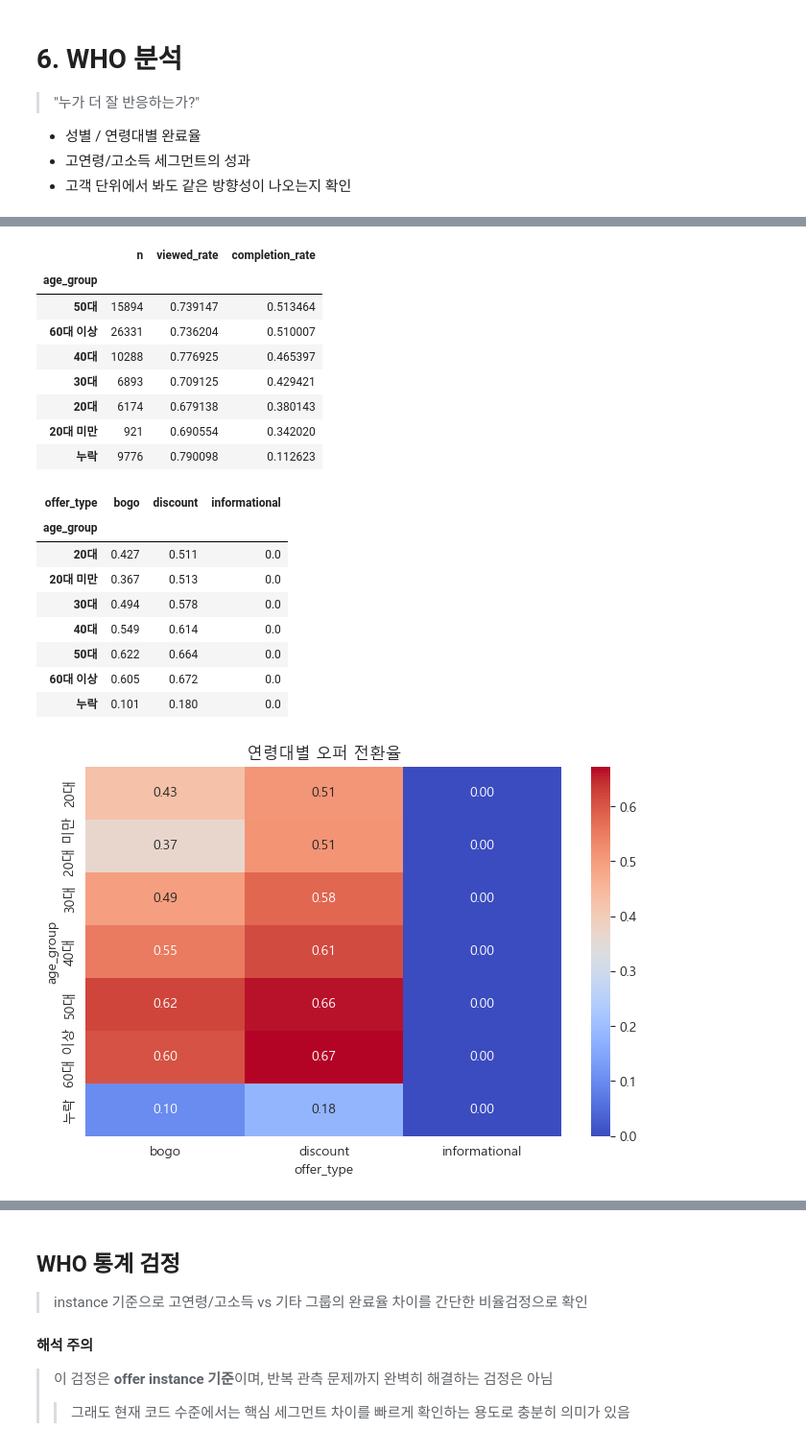
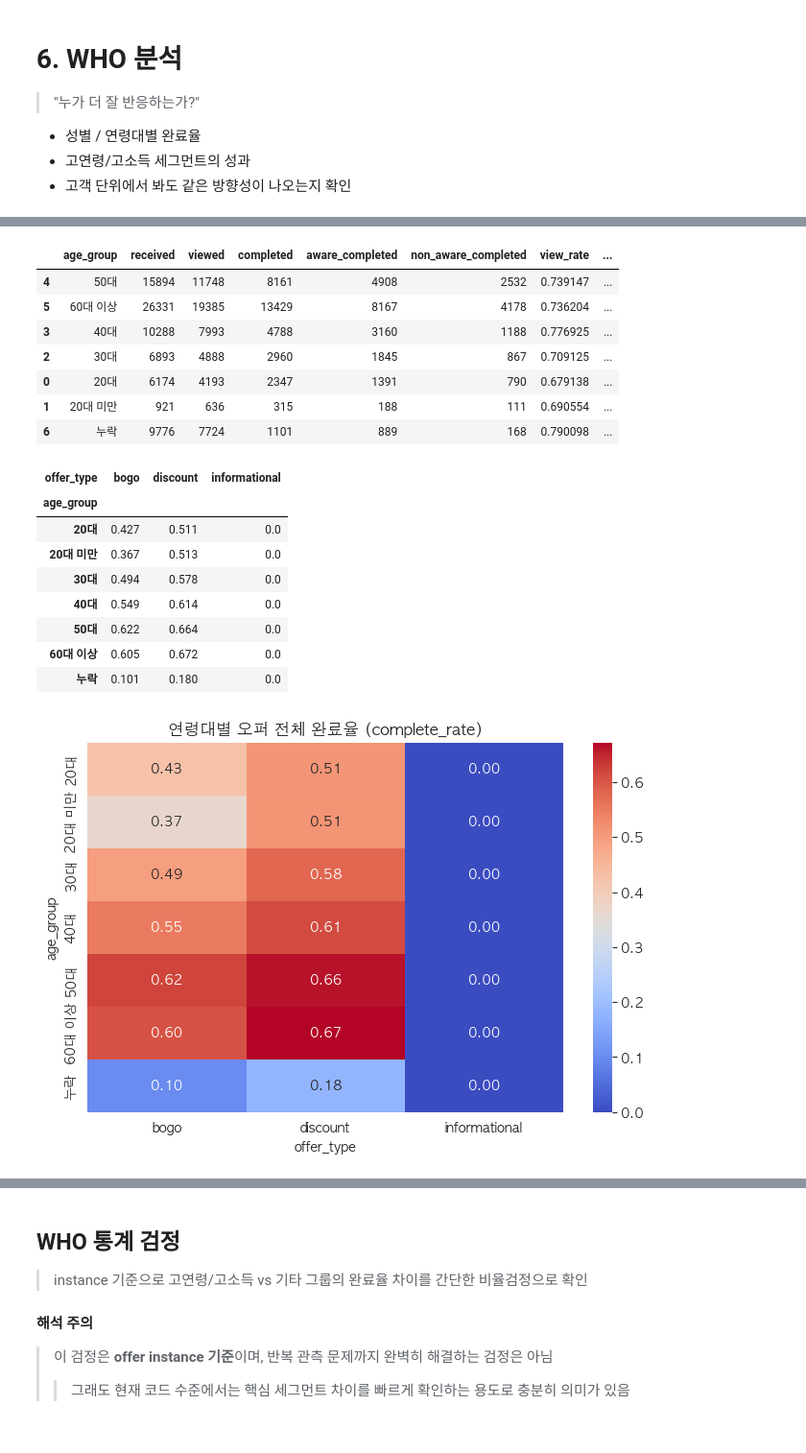
Before and after one commit to rladbstj56/practice_project, a Jupyter notebook: chanhui_EDA/final_analysis/www_final3.ipynb, the cells around one changed output, grey strips where cells are left out. Shown at 96% size. Saved outputs shown, nothing was run; the diff lists cells and outputs as text; code cells hidden in the pictures.

```diff
--- a/chanhui_EDA/final_analysis/www_final3.ipynb
+++ b/chanhui_EDA/final_analysis/www_final3.ipynb
@@ -274,30 +274,53 @@ missing_report.to_frame('missing_rate')
 # 전체 분석용
 base_df = base_df.copy()
 
-# completed_without_prior_view 값이 있는 경우에만 행동 유형 분류
-# 1 = 오퍼 보기 전에 완료됨(자연 구매 성향)
-# 0 = 보기 이후 완료 또는 자연구매 아님
+# ---------------------------
+# 1) bool/int 혼선 방지: is_ 계열을 int로 통일
+# ---------------------------
+flag_cols = ['is_viewed', 'is_completed', 'completed_without_prior_view']
+for col in flag_cols:
+    if col in base_df.columns:
+        base_df[col] = base_df[col].astype(int)
+
+# ---------------------------
+# 2) completed_with_prior_view 복구
+#    (현재 funnel_instance.csv에는 이 컬럼이 없음)
+# ---------------------------
+if 'completed_with_prior_view' not in base_df.columns:
+    base_df['completed_with_prior_view'] = (
+        (base_df['is_completed'] == 1) &
+        (base_df['completed_without_prior_view'] == 0)
+    ).astype(int)
+
+# 팀원 논의안 alias
+base_df['aware_completed'] = base_df['completed_with_prior_view']
+base_df['non_aware_completed'] = base_df['completed_without_prior_view']
+
+# ---------------------------
+# 3) 행동 유형 분류
+# ---------------------------
 conditions = [
-    (base_df['is_completed'] == 1) & (base_df['completed_without_prior_view'] == 0),
+    (base_df['is_completed'] == 1) & (base_df['completed_with_prior_view'] == 1),
     (base_df['is_completed'] == 1) & (base_df['completed_without_prior_view'] == 1),
     (base_df['is_completed'] == 0)
 ]
-choices = ['Offer_Responsive', 'Natural_Purchase', 'Not_Completed']
+choices = ['Offer_Responsive', 'Usual_Purchase', 'Not_Completed']
 
 base_df['behavior_type'] = np.select(conditions, choices, default='Other')
 
-# 오퍼를 보고 반응한 사례 중심 분석용
+# ---------------------------
+# 4) 분석용 서브셋
+# ---------------------------
 responsive_df = base_df[
     (base_df['is_completed'] == 1) &
-    (base_df['completed_without_prior_view'] == 0)
+    (base_df['completed_with_prior_view'] == 1)
 ].copy()
 
-# 완료 사례 전체
 completed_df = base_df[base_df['is_completed'] == 1].copy()
 
 print('base_df shape      :', base_df.shape)
 print('responsive_df shape:', responsive_df.shape)
 print('completed_df shape :', completed_df.shape)
 
-base_df['behavior_type'].value_counts(dropna=False)
+base_df[['is_viewed', 'is_completed', 'completed_with_prior_view', 'completed_without_prior_view']].head()
 # %% [output]
@@ -435,53 +451,45 @@ who_gender
 # %%
-# 연령대 기준 요약
 who_age = (
-    base_df.groupby('age_group')
-    .agg(
-        n=('customer_id', 'count'),
-        viewed_rate=('is_viewed', 'mean'),
-        completion_rate=('is_completed', 'mean')
-    )
-    .sort_values('completion_rate', ascending=False)
+    funnel_metrics(base_df, 'age_group')
+    .sort_values('complete_rate', ascending=False)
 )
 
 who_age
 # %% [output]
-|  | n | viewed_rate | completion_rate |
-| age_group |  |  |  |
-| 50대 | 15894 | 0.739147 | 0.513464 |
-| 60대 이상 | 26331 | 0.736204 | 0.510007 |
-| 40대 | 10288 | 0.776925 | 0.465397 |
-| 30대 | 6893 | 0.709125 | 0.429421 |
-| 20대 | 6174 | 0.679138 | 0.380143 |
-| 20대 미만 | 921 | 0.690554 | 0.342020 |
-| 누락 | 9776 | 0.790098 | 0.112623 |
+|  | age_group | received | viewed | completed | aware_completed | non_aware_completed | view_rate | ... |
+| 4 | 50대 | 15894 | 11748 | 8161 | 4908 | 2532 | 0.739147 | ... |
+| 5 | 60대 이상 | 26331 | 19385 | 13429 | 8167 | 4178 | 0.736204 | ... |
+| 3 | 40대 | 10288 | 7993 | 4788 | 3160 | 1188 | 0.776925 | ... |
+| 2 | 30대 | 6893 | 4888 | 2960 | 1845 | 867 | 0.709125 | ... |
+| 0 | 20대 | 6174 | 4193 | 2347 | 1391 | 790 | 0.679138 | ... |
+| 1 | 20대 미만 | 921 | 636 | 315 | 188 | 111 | 0.690554 | ... |
+| 6 | 누락 | 9776 | 7724 | 1101 | 889 | 168 | 0.790098 | ... |
 # %%
-# 연령대 x 오퍼유형 heatmap
 pivot_age_offer = base_df.pivot_table(
     index='age_group',
     columns='offer_type',
     values='is_completed',
     aggfunc='mean'
 )
 
 pivot_age_offer = pivot_age_offer.round(3)
 display(pivot_age_offer)
 
 plt.figure(figsize=(8, 5))
 sns.heatmap(pivot_age_offer, annot=True, fmt='.2f', cmap='coolwarm')
-plt.title('연령대별 오퍼 전환율')
+plt.title('연령대별 오퍼 전체 완료율 (complete_rate)')
 plt.xlabel('offer_type')
 plt.ylabel('age_group')
 plt.show()
 # %% [output]
 | offer_type | bogo | discount | informational |
 | age_group |  |  |  |
 | 20대 | 0.427 | 0.511 | 0.0 |
 | 20대 미만 | 0.367 | 0.513 | 0.0 |
 | 30대 | 0.494 | 0.578 | 0.0 |
 | 40대 | 0.549 | 0.614 | 0.0 |
 | 50대 | 0.622 | 0.664 | 0.0 |
 | 60대 이상 | 0.605 | 0.672 | 0.0 |
 | 누락 | 0.101 | 0.180 | 0.0 |
-[figure, old version]
+[figure, new version]
 # %%
```
Also changed, not shown: parts of 26 cells of this notebook, 1 other file.
